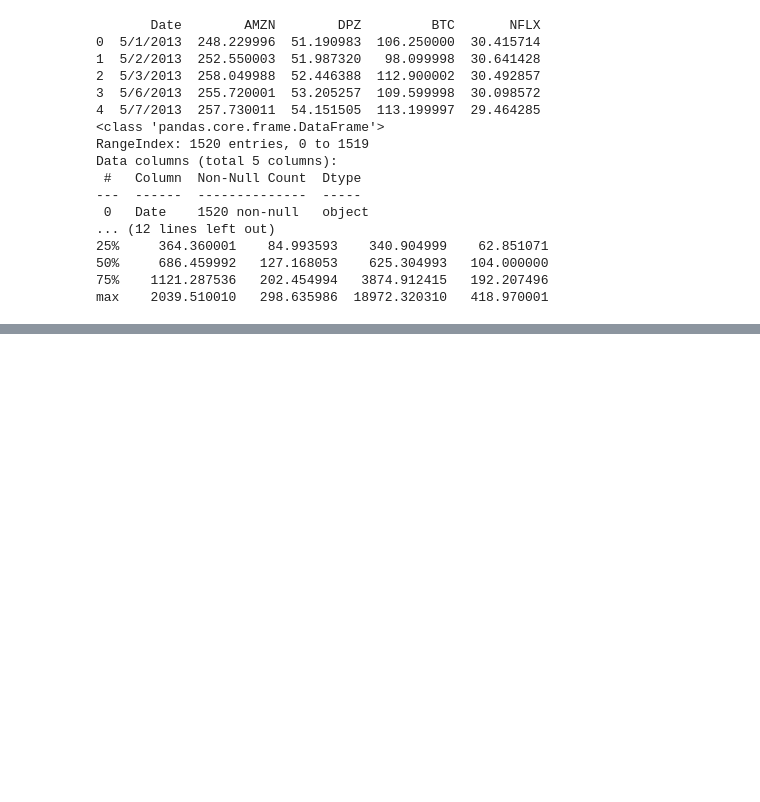
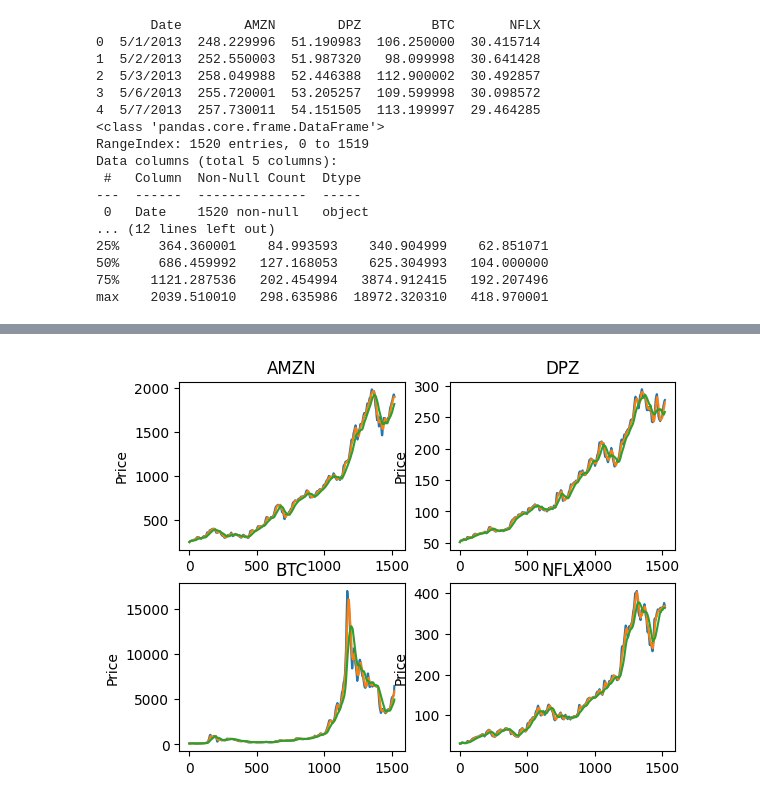
Before and after one commit to fullstackengineer777/Stock_Price_Analysis_Prediction_Using_LSTM, a Jupyter notebook: stock_price.ipynb, the cells around one changed output, grey strips where cells are left out. Cells and saved outputs as stored; diff of their text form; code cells hidden in the pictures; blank space fills up the shorter version.

```diff
--- a/stock_price.ipynb
+++ b/stock_price.ipynb
@@ -67,0 +42,21 @@ max    2039.510010   298.635986  18972.320310   418.970001
+# %%
+# the moving average of the various stocks
+ma_day = [10,20,50]
+stock_dic = {}
+for stock in stock_list:
+    stock_dic[stock] = {}
+    for ma in ma_day:
+        col_name = f"MA for {ma} days"
+        stock_dic[stock][col_name] = stock_data[stock].rolling(window=ma, min_periods=1).mean()
+
+# print(stock_dic)
+
+for i , stock in enumerate(stock_list, 1):
+    plt.subplot(2,2,i)
+    plt.ylabel("Price")
+    plt.title(stock)
+    for ma in ma_day:
+        col_name = f"MA for {ma} days"
+        stock_dic[stock][col_name].plot()
+# %% [output]
+[figure, added]
```
Also changed, not shown: parts of 5 cells of this notebook.
